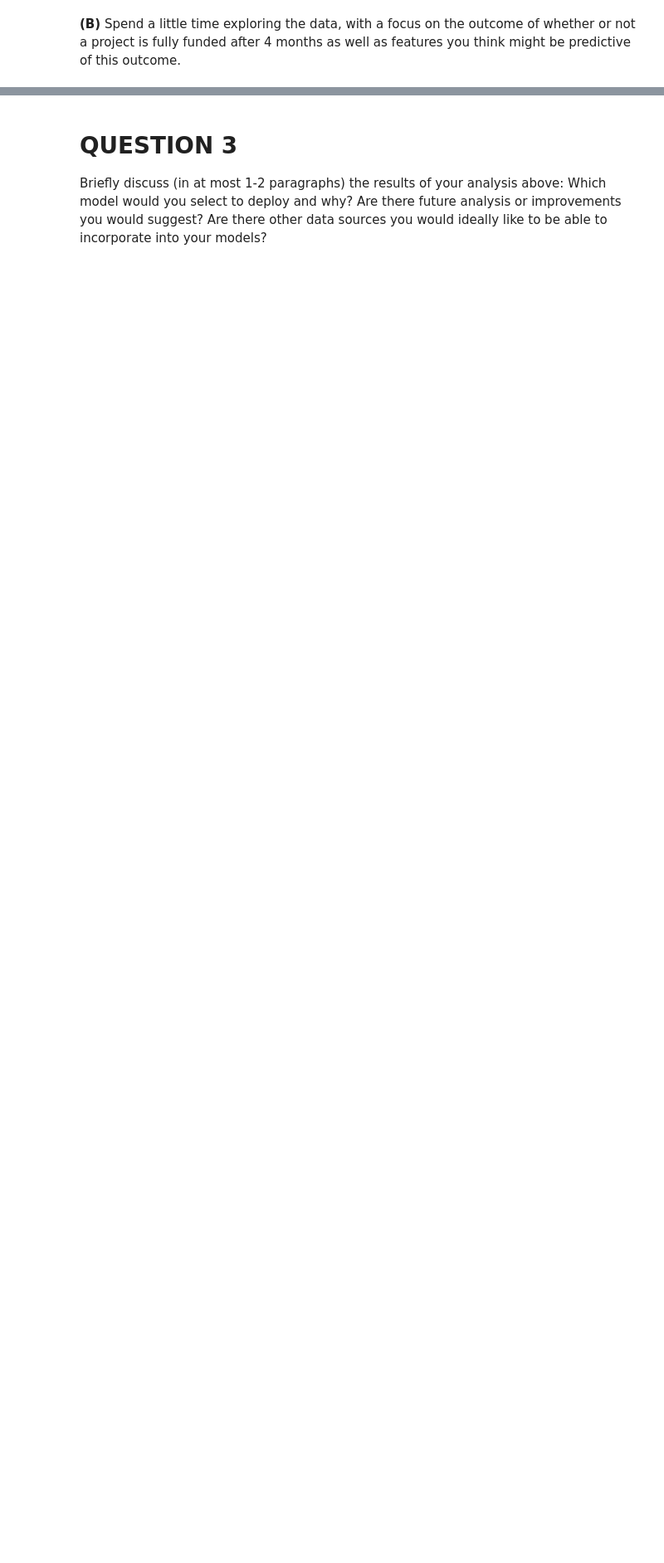
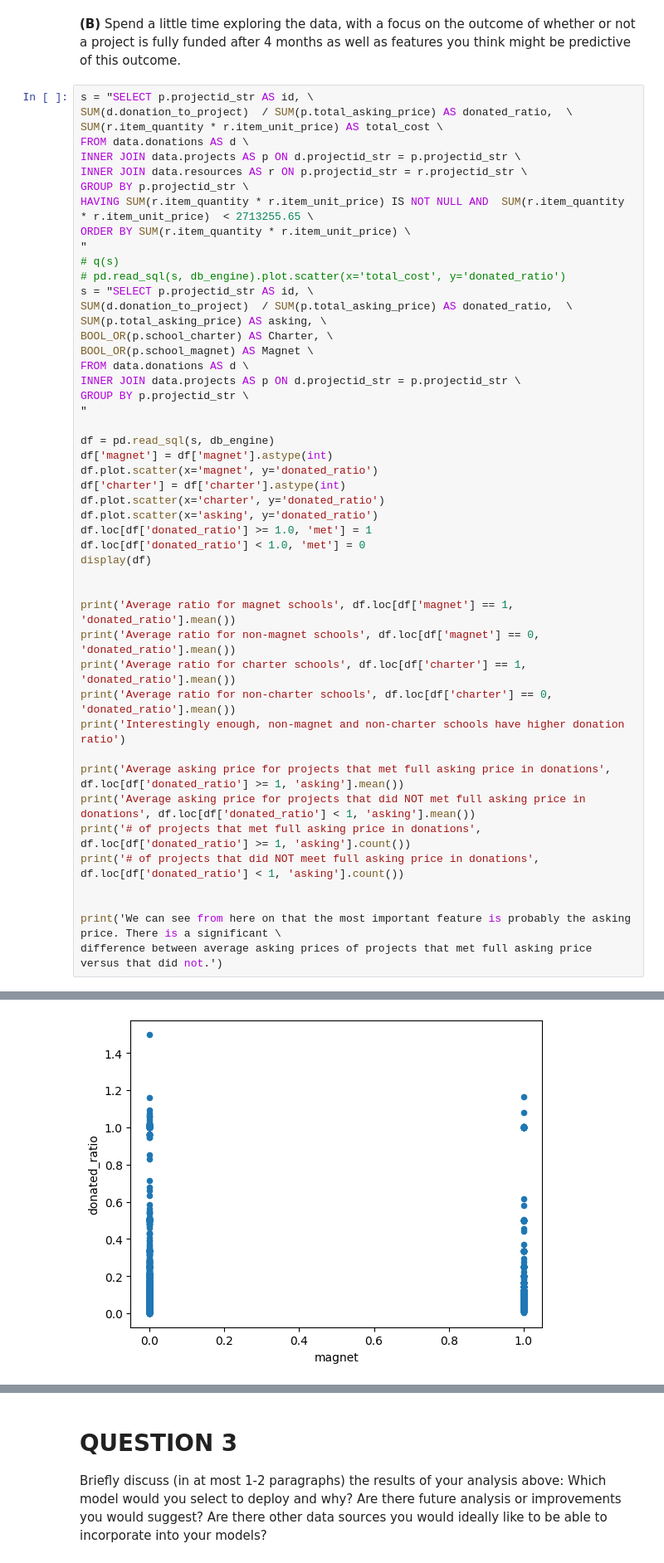
Before and after one commit to arya0607/ML-in-Practice, a Jupyter notebook: Copy_of_10718_assignment_1.ipynb, the cells around one changed output, grey strips where cells are left out. Shown at 83% size. Saved outputs shown, nothing was run; the diff lists cells and outputs as text; blank space fills up the shorter version.

```diff
--- a/Copy_of_10718_assignment_1.ipynb
+++ b/Copy_of_10718_assignment_1.ipynb
@@ -102,2 +218,51 @@ If you need to install any other python modules for your analysis, you can easil
 # %% [markdown]
 **(B)** Spend a little time exploring the data, with a focus on the outcome of whether or not a project is fully funded after 4 months as well as features you think might be predictive of this outcome.
+# %%
+s = "SELECT p.projectid_str AS id, \
+SUM(d.donation_to_project)  / SUM(p.total_asking_price) AS donated_ratio,  \
+SUM(r.item_quantity * r.item_unit_price) AS total_cost \
+FROM data.donations AS d \
+INNER JOIN data.projects AS p ON d.projectid_str = p.projectid_str \
+INNER JOIN data.resources AS r ON p.projectid_str = r.projectid_str \
+GROUP BY p.projectid_str \
+HAVING SUM(r.item_quantity * r.item_unit_price) IS NOT NULL AND  SUM(r.item_quantity * r.item_unit_price)  < 2713255.65 \
+ORDER BY SUM(r.item_quantity * r.item_unit_price) \
+"
+# q(s)
+# pd.read_sql(s, db_engine).plot.scatter(x='total_cost', y='donated_ratio')
+s = "SELECT p.projectid_str AS id, \
+SUM(d.donation_to_project)  / SUM(p.total_asking_price) AS donated_ratio,  \
+SUM(p.total_asking_price) AS asking, \
+BOOL_OR(p.school_charter) AS Charter, \
+BOOL_OR(p.school_magnet) AS Magnet \
+FROM data.donations AS d \
+INNER JOIN data.projects AS p ON d.projectid_str = p.projectid_str \
+GROUP BY p.projectid_str \
+"
+
+df = pd.read_sql(s, db_engine)
+df['magnet'] = df['magnet'].astype(int)
+df.plot.scatter(x='magnet', y='donated_ratio')
+df['charter'] = df['charter'].astype(int)
+df.plot.scatter(x='charter', y='donated_ratio')
+df.plot.scatter(x='asking', y='donated_ratio')
+df.loc[df['donated_ratio'] >= 1.0, 'met'] = 1
+df.loc[df['donated_ratio'] < 1.0, 'met'] = 0
+display(df)
+
+
+print('Average ratio for magnet schools', df.loc[df['magnet'] == 1, 'donated_ratio'].mean())
+print('Average ratio for non-magnet schools', df.loc[df['magnet'] == 0, 'donated_ratio'].mean())
+print('Average ratio for charter schools', df.loc[df['charter'] == 1, 'donated_ratio'].mean())
+print('Average ratio for non-charter schools', df.loc[df['charter'] == 0, 'donated_ratio'].mean())
+print('Interestingly enough, non-magnet and non-charter schools have higher donation ratio')
+
+print('Average asking price for projects that met full asking price in donations', df.loc[df['donated_ratio'] >= 1, 'asking'].mean())
+print('Average asking price for projects that did NOT met full asking price in donations', df.loc[df['donated_ratio'] < 1, 'asking'].mean())
+print('# of projects that met full asking price in donations', df.loc[df['donated_ratio'] >= 1, 'asking'].count())
+print('# of projects that did NOT meet full asking price in donations', df.loc[df['donated_ratio'] < 1, 'asking'].count())
+
+
+print('We can see from here on that the most important feature is probably the asking price. There is a significant \
+difference between average asking prices of projects that met full asking price versus that did not.')
+# %% [output]
@@ -103,0 +292 @@ If you need to install any other python modules for your analysis, you can easil
+[figure, added]
```
Also changed, not shown: parts of 13 cells of this notebook.
